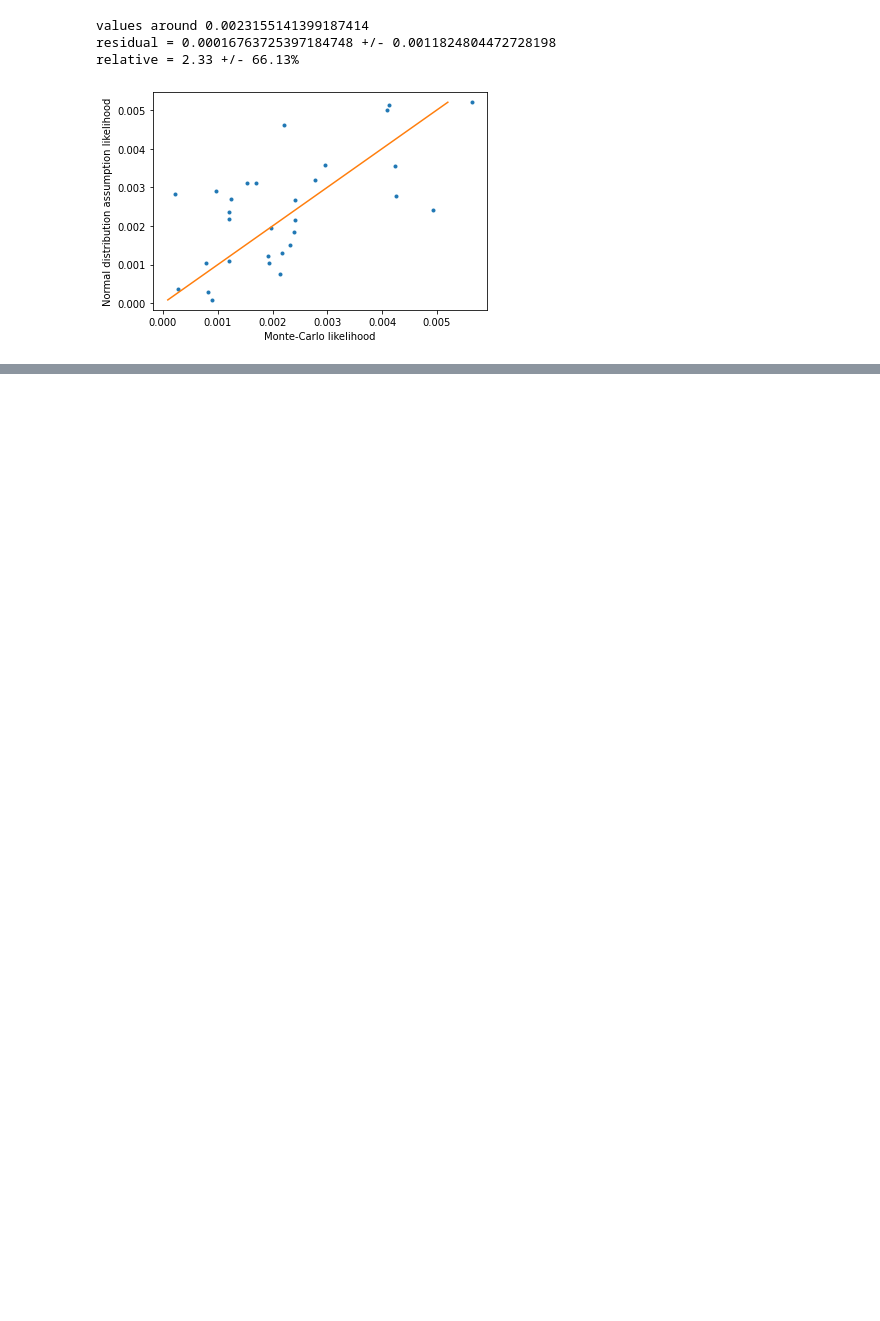
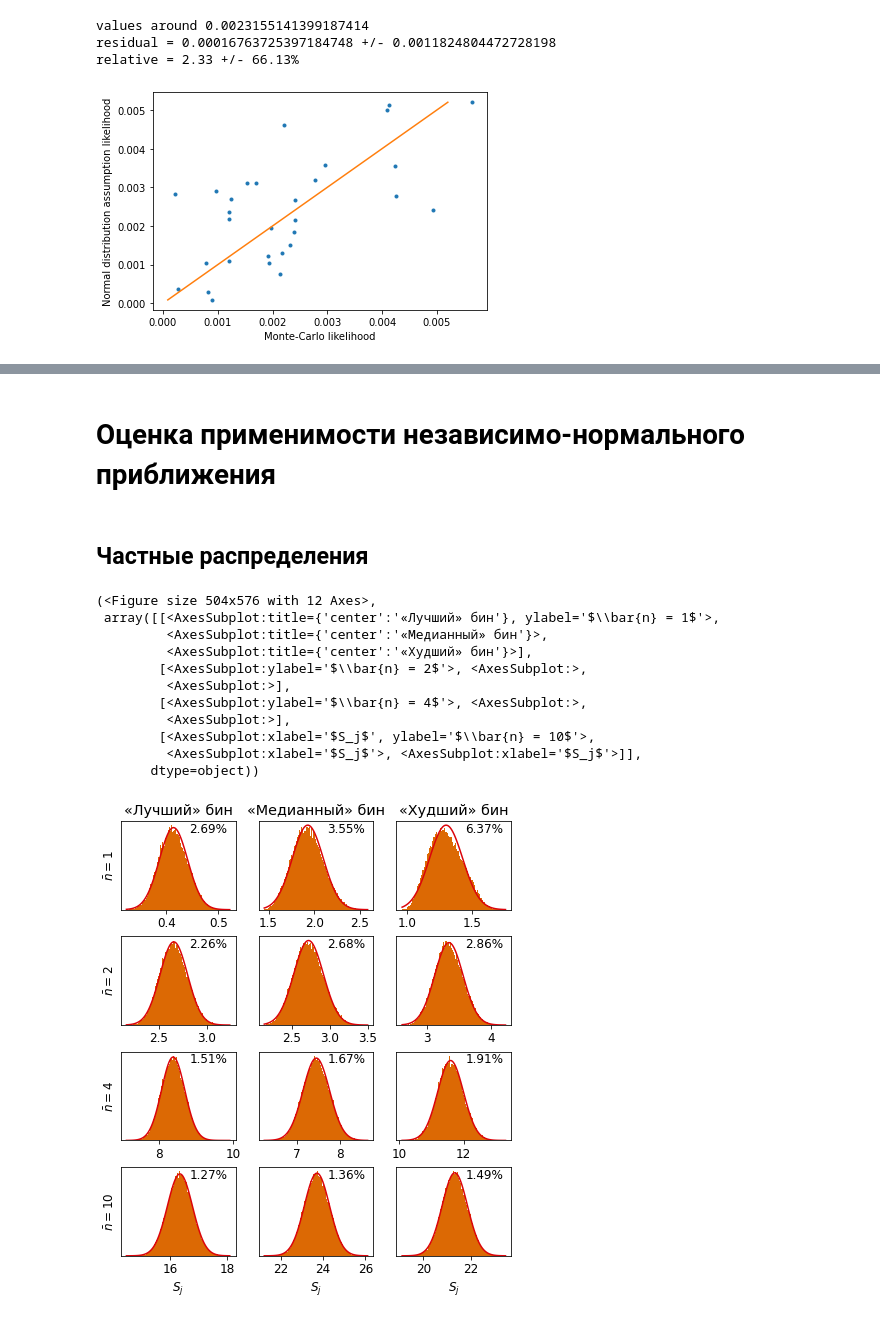
Before and after one commit to nj-vs-vh/master-thesis, a Jupyter notebook: notebooks/likelihoods_comparison.ipynb, the cells around one changed output, grey strips where cells are left out. Drawn from its saved outputs; the diff is of its cells as text; code cells hidden in the pictures; blank space fills up the shorter version.

Commit message:
likelihood normality assessment pt.3

```diff
--- a/notebooks/likelihoods_comparison.ipynb
+++ b/notebooks/likelihoods_comparison.ipynb
@@ -18,10 +23,8 @@ rir = RandomizedIr(ir_x, ir_y, factor=lambda: 0.5 + random() * 0.5)
 # %%
 N = 10
-n_vec_mean = 20
+n_vec_mean = 15
 n_vec = utils.generate_poissonian_ns(n_vec_mean, N)
-
 s_vec = rir.convolve_with_n_vec(n_vec)
+n_vec_estimation = stats.estimate_n_vec(s_vec)
-# %%
-stats = RandomizedIrStats(rir, samplesize=10 ** 5)
 # %%
 rng = np.random.default_rng()
@@ -82,0 +90,14 @@ plt.show()
+# %% [markdown]
+# Оценка применимости независимо-нормального приближения
+# %%
+def generate_S_sample(n_vec_mean):
+    """end-to-end wrapper around whole procedure"""
+    N = 50
+    n_vec = utils.generate_poissonian_ns(n_vec_mean, N)
+    s_vec = rir.convolve_with_n_vec(n_vec)
+    n_vec_estimation = stats.estimate_n_vec(s_vec)
+    S_sample = stats.sample_S_vec(n_vec_estimation, 50000, progress=True)
+    return S_sample
+# %%
+n_vec_means = [1, 2, 4, 10]
+S_samples = [generate_S_sample(nvm) for nvm in n_vec_means]
@@ -82,0 +106,17 @@ plt.show()
+# %% [markdown]
+## Частные распределения
+# %%
+plots.plot_S_j_marginal_normality_assessment(S_samples, n_vec_means, stats.L, filename='S-j-normality-assessment.pdf')
+# %% [output]
+(<Figure size 504x576 with 12 Axes>,
+ array([[<AxesSubplot:title={'center':'«Лучший» бин'}, ylabel='$\\bar{n} = 1$'>,
+         <AxesSubplot:title={'center':'«Медианный» бин'}>,
+         <AxesSubplot:title={'center':'«Худший» бин'}>],
+        [<AxesSubplot:ylabel='$\\bar{n} = 2$'>, <AxesSubplot:>,
+         <AxesSubplot:>],
+        [<AxesSubplot:ylabel='$\\bar{n} = 4$'>, <AxesSubplot:>,
+         <AxesSubplot:>],
+        [<AxesSubplot:xlabel='$S_j$', ylabel='$\\bar{n} = 10$'>,
+         <AxesSubplot:xlabel='$S_j$'>, <AxesSubplot:xlabel='$S_j$'>]],
+       dtype=object))
+[figure, added]
```
Also changed, not shown: parts of 16 cells of this notebook, 11 other files.
